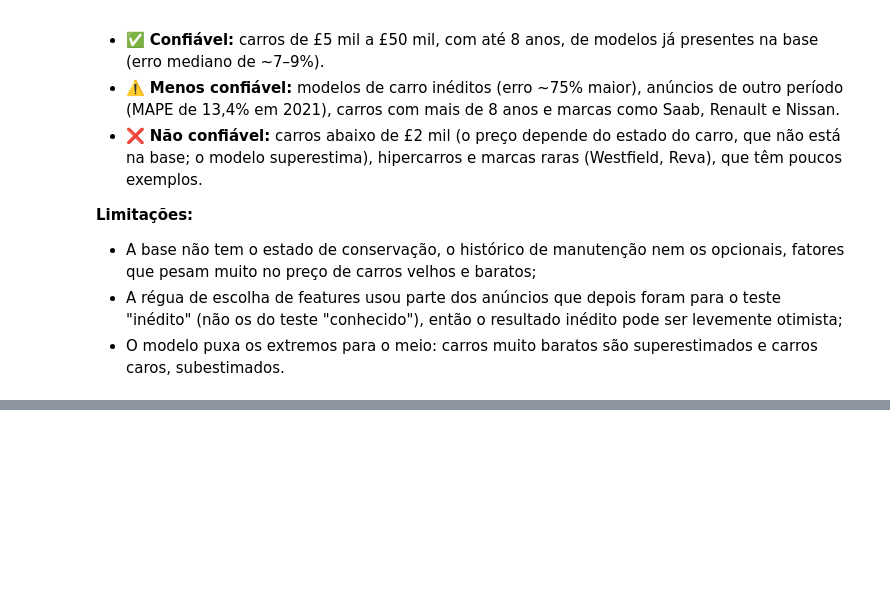
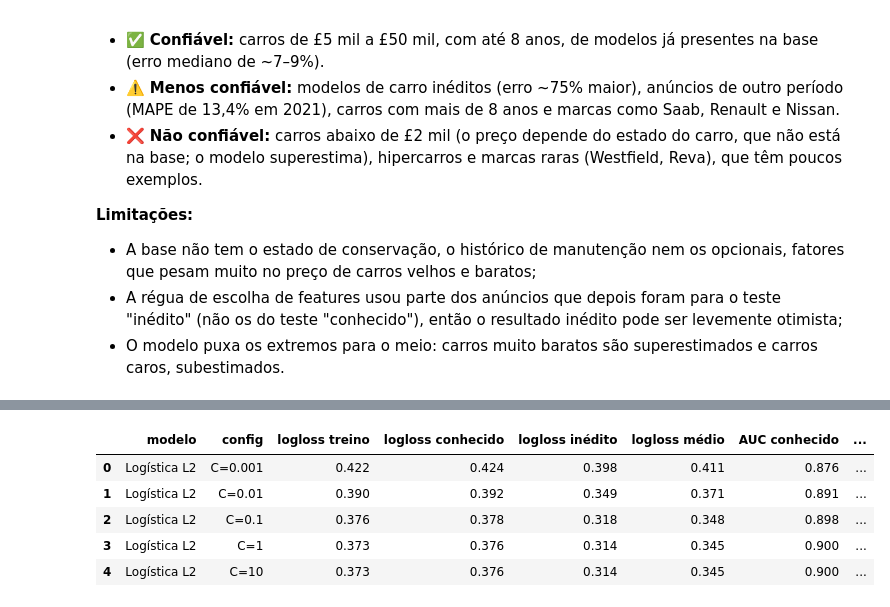
Before and after one commit to antoniosdiass-coder/projeto1, a Jupyter notebook: projeto1.ipynb, the cells around one changed output, grey strips where cells are left out. Cells and saved outputs as stored; diff of their text form; code cells hidden in the pictures; blank space fills up the shorter version.

```diff
--- a/projeto1.ipynb
+++ b/projeto1.ipynb
@@ -2817,0 +2875,28 @@ previsões: 300 | sem NaN: True | exemplo: [ 3632.  2699.  5673. 32723.  6459.]
+# %%
+base_cambio = df_sem_dup[df_sem_dup["auto"].notna()]
+
+# Mesmos ref_codes inéditos e mesmos anúncios "conhecidos" do Modelo 1
+refs_teste_ined = set(teste_inedito["ref_code"])
+refs_val_ined = set(val_inedito["ref_code"])
+
+eh_teste_conh = base_cambio.index.isin(teste_conhecido.index)
+eh_val_conh = base_cambio.index.isin(val_conhecido.index)
+eh_teste_ined = base_cambio["ref_code"].isin(refs_teste_ined).to_numpy()
+# (no Modelo 1, a validação inédita saiu do que sobrou depois de separar o teste; mantemos a mesma prioridade)
+eh_val_ined = base_cambio["ref_code"].isin(refs_val_ined).to_numpy() & ~eh_teste_conh
+
+teste_conhecido_cambio = base_cambio[eh_teste_conh]
+teste_inedito_cambio = base_cambio[eh_teste_ined]
+val_conhecido_cambio = base_cambio[eh_val_conh]
+val_inedito_cambio = base_cambio[eh_val_ined]
+treino_cambio = base_cambio[~(eh_teste_conh | eh_teste_ined | eh_val_conh | eh_val_ined)]
+
+# Travas: cada anúncio em uma parte só, e nenhum ref_code inédito no treino
+partes_cambio = [treino_cambio, val_conhecido_cambio, val_inedito_cambio, teste_conhecido_cambio, teste_inedito_cambio]
+assert sum(len(p) for p in partes_cambio) == len(base_cambio)
+assert not set(val_inedito_cambio["ref_code"]) & set(treino_cambio["ref_code"])
+assert not set(teste_inedito_cambio["ref_code"]) & set(treino_cambio["ref_code"])
+
+for nome, parte in zip(["treino", "val conhecido", "val inédito", "teste conhecido", "teste inédito"], partes_cambio):
+    print(f"{nome:16s} {len(parte):7d} anúncios | {parte['ref_code'].nunique():3d} ref_codes"
+          f" | {parte['auto'].mean() * 100:4.1f}% automático")
@@ -2817,0 +3001,18 @@ previsões: 300 | sem NaN: True | exemplo: [ 3632.  2699.  5673. 32723.  6459.]
+# %%
+from sklearn.linear_model import LogisticRegression
+
+linhas_cambio = []
+for C in [0.001, 0.01, 0.1, 1, 10]:
+    pipe = Pipeline([("prep", preproc_linear_cambio()),
+                     ("modelo", LogisticRegression(C=C, max_iter=2000))])
+    linhas_cambio.append(treinar_e_validar_cambio(pipe, "Logística L2", f"C={C}"))
+
+res_l2_cambio = pd.DataFrame(linhas_cambio)
+res_l2_cambio.round(3)
+# %% [output]
+|  | modelo | config | logloss treino | logloss conhecido | logloss inédito | logloss médio | AUC conhecido | ... |
+| 0 | Logística L2 | C=0.001 | 0.422 | 0.424 | 0.398 | 0.411 | 0.876 | ... |
+| 1 | Logística L2 | C=0.01 | 0.390 | 0.392 | 0.349 | 0.371 | 0.891 | ... |
+| 2 | Logística L2 | C=0.1 | 0.376 | 0.378 | 0.318 | 0.348 | 0.898 | ... |
+| 3 | Logística L2 | C=1 | 0.373 | 0.376 | 0.314 | 0.345 | 0.900 | ... |
+| 4 | Logística L2 | C=10 | 0.373 | 0.376 | 0.314 | 0.345 | 0.900 | ... |
```
Also changed, not shown: parts of 23 cells of this notebook.
